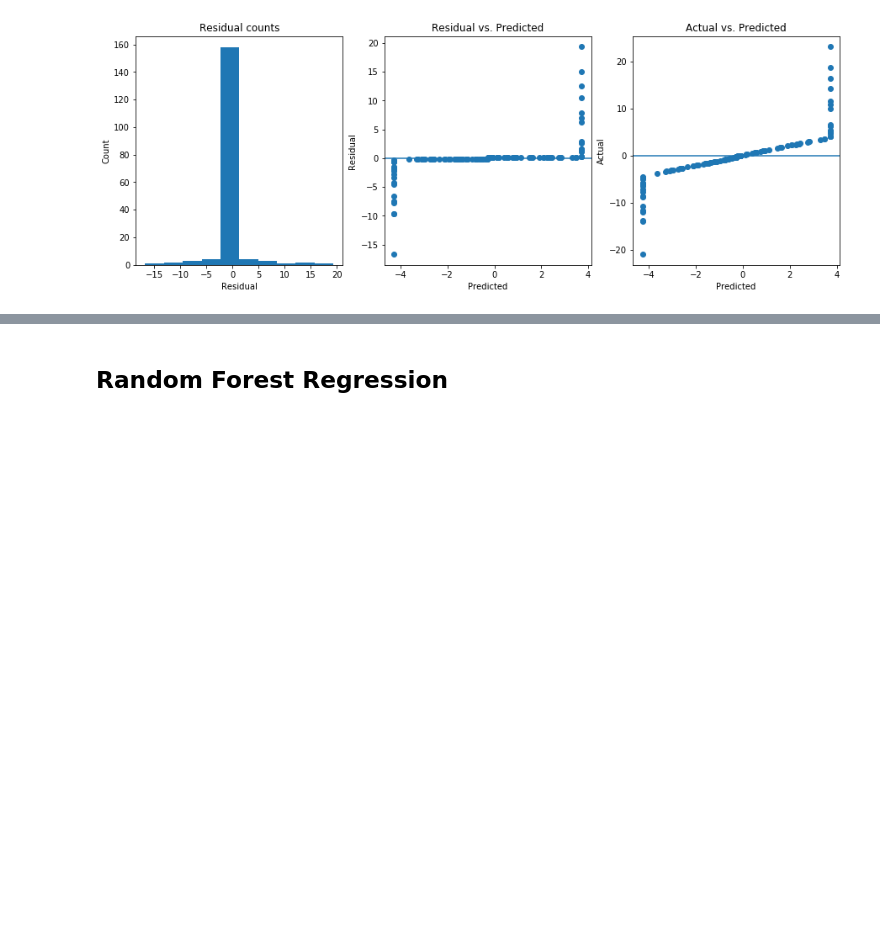
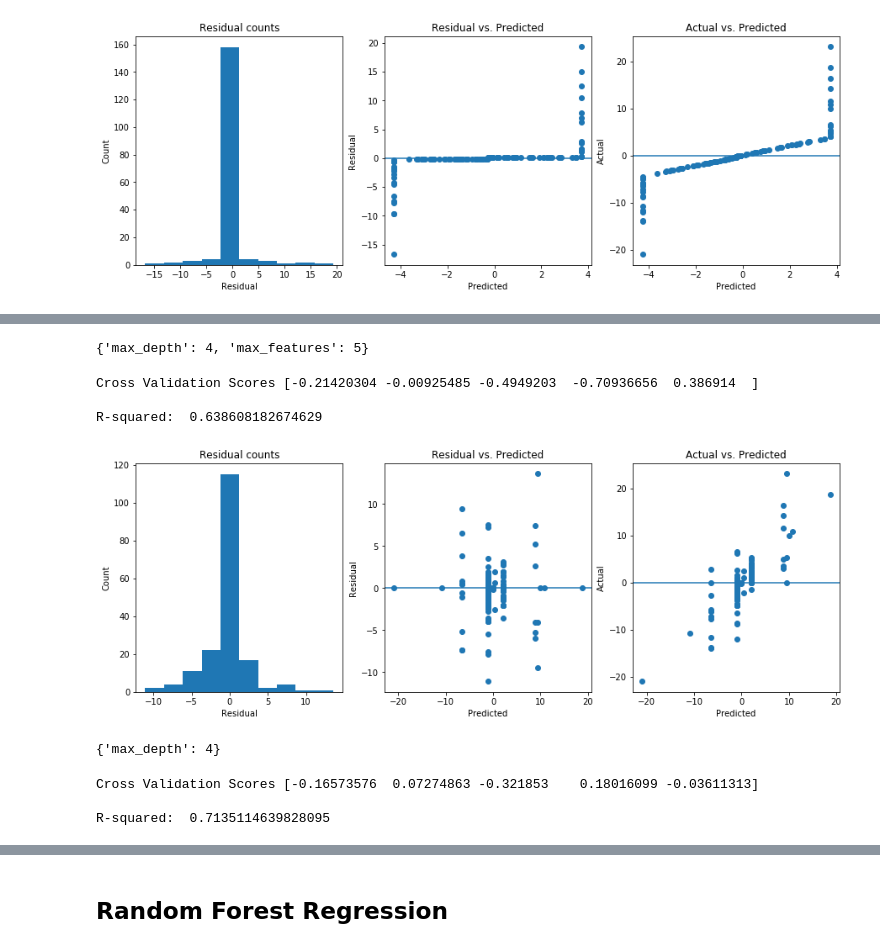
Before and after one commit to mbeckmanssf/Thinkful, a Jupyter notebook: Unit-3/Migration-Capstone.ipynb, the cells around one changed output, grey strips where cells are left out. Cells and saved outputs as stored; diff of their text form; code cells hidden in the pictures; blank space fills up the shorter version.

Commit message:
adding decision tree model

```diff
--- a/Unit-3/Migration-Capstone.ipynb
+++ b/Unit-3/Migration-Capstone.ipynb
@@ -648,0 +693,17 @@ model_residuals(svr_optimized)
+# %%
+tree_cv.fit(X, Y)
+tree_cv.best_params_
+# %% [output]
+{'max_depth': 4, 'max_features': 5}
+# %%
+tree_optimized = DecisionTreeRegressor(max_depth=4, max_features=5)
+# %%
+model_results(tree_optimized)
+# %% [output]
+Cross Validation Scores [-0.21420304 -0.00925485 -0.4949203  -0.70936656  0.386914  ]
+
+R-squared:  0.638608182674629
+# %%
+model_residuals(tree_optimized)
+# %% [output]
+[figure, added]
@@ -648,0 +714,5 @@ model_residuals(svr_optimized)
+# %%
+tree_cv.fit(X, Y)
+tree_cv.best_params_
+# %% [output]
+{'max_depth': 4}
@@ -648,0 +721,6 @@ model_residuals(svr_optimized)
+# %%
+model_results(tree_optimized)
+# %% [output]
+Cross Validation Scores [-0.16573576  0.07274863 -0.321853    0.18016099 -0.03611313]
+
+R-squared:  0.7135114639828095
```
Also changed, not shown: parts of 16 cells of this notebook.
